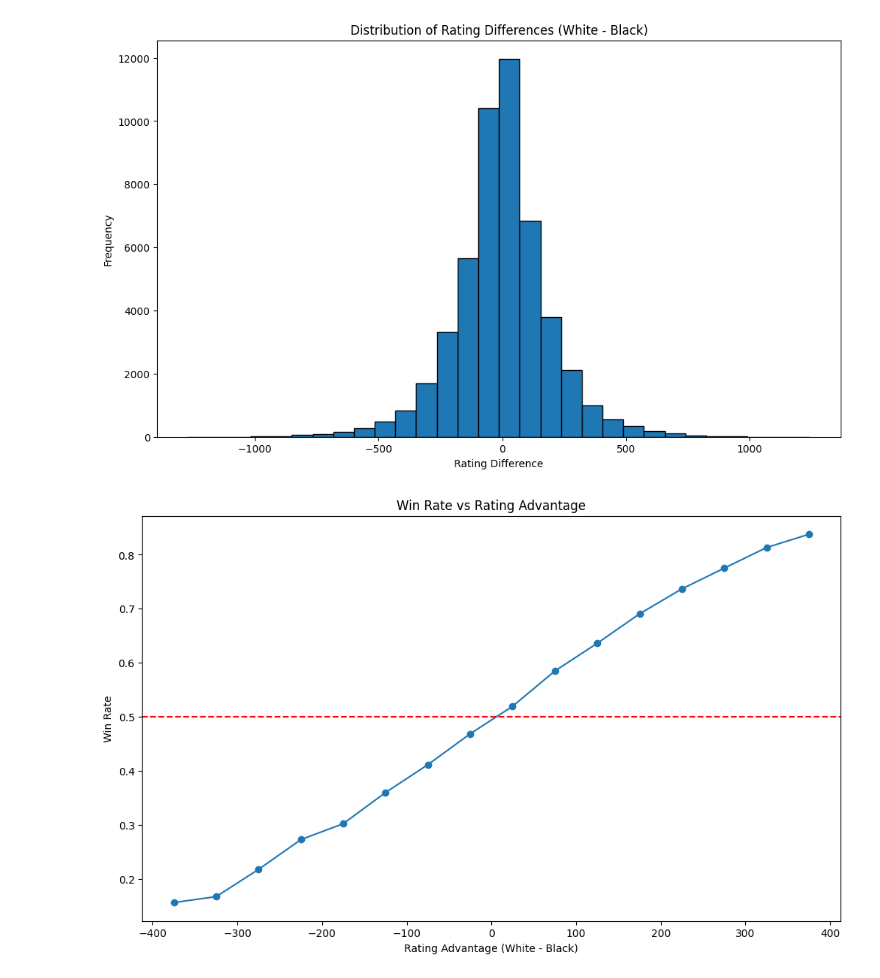
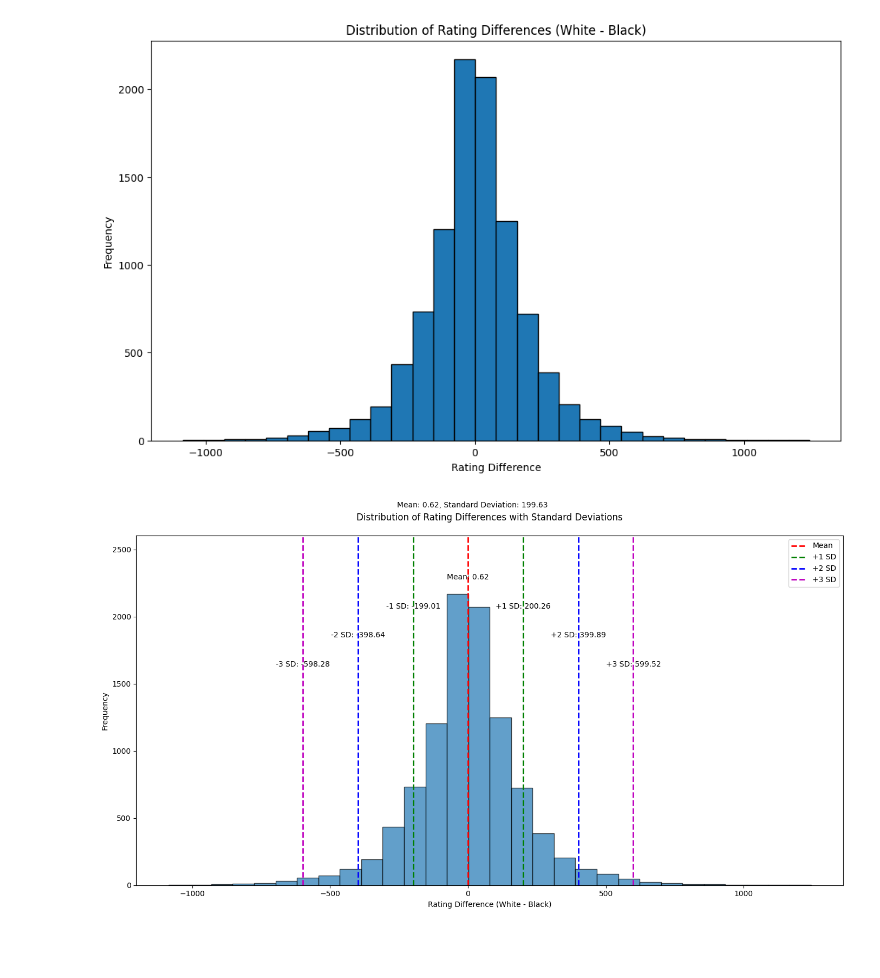
Before and after one commit to avihuxp/FinalAssignmentNeedle-, a Jupyter notebook: Milestone/chess_statistics.ipynb, the cells around one changed output. Cells and saved outputs as stored; diff of their text form; code cells hidden in the pictures; blank space fills up the shorter version.

Commit message:
Add histogram with std and mean to rating difference

```diff
--- a/Milestone/chess_statistics.ipynb
+++ b/Milestone/chess_statistics.ipynb
@@ -86,10 +86,11 @@ def analyze_pgn(pgn_file_path, max_games=None):
 # %%
 # Example usage
 pgn_file_path = "../data/lichess_db_standard_rated_2017-01.pgn/lichess_db_standard_rated_2017-01.pgn"
-game_sts = analyze_pgn(pgn_file_path, 50000)
+game_sts = analyze_pgn(pgn_file_path, 10000)
 # %%
 import matplotlib.pyplot as plt
 import numpy as np
+from scipy import stats
 
 
 def plot_statistics(game_sts):
@@ -138,6 +139,76 @@ def plot_statistics(game_sts):
     plt.title('Distribution of Rating Differences (White - Black)')
     plt.xlabel('Rating Difference')
     plt.ylabel('Frequency')
+    plt.show()
+
+    # 7. Distribution of rating differences with mean and standard deviation lines
+    plt.figure(figsize=(14, 8))
+    rating_diffs = np.array(game_sts['rating_differences'])
+    mean = np.mean(rating_diffs)
+    std = np.std(rating_diffs)
+
+    # Plot histogram
+    counts, bins, _ = plt.hist(rating_diffs, bins=30, edgecolor='black', alpha=0.7)
+
+    # Calculate the y-height for the lines
+    y_height = max(counts)
+
+    # Plot mean and standard deviation lines
+    plt.axvline(mean, color='r', linestyle='dashed', linewidth=2, label='Mean')
+    plt.axvline(mean + std, color='g', linestyle='dashed', linewidth=2, label='+1 SD')
+    plt.axvline(mean - std, color='g', linestyle='dashed', linewidth=2)
+    plt.axvline(mean + 2*std, color='b', linestyle='dashed', linewidth=2, label='+2 SD')
+    plt.axvline(mean - 2*std, color='b', linestyle='dashed', linewidth=2)
+    plt.axvline(mean + 3*std, color='m', linestyle='dashed', linewidth=2, label='+3 SD')
+    plt.axvline(mean - 3*std, color='m', linestyle='dashed', linewidth=2)
+
+    # Add text annotations
+    plt.text(mean, y_height * 1.05, f'Mean: {mean:.2f}', horizontalalignment='center')
+    plt.text(mean + std, y_height * 0.95, f'+1 SD: {mean+std:.2f}', horizontalalignment='center')
+    plt.text(mean - std, y_height * 0.95, f'-1 SD: {mean-std:.2f}', horizontalalignment='center')
+    plt.text(mean + 2*std, y_height * 0.85, f'+2 SD: {mean+2*std:.2f}', horizontalalignment='center')
+    plt.text(mean - 2*std, y_height * 0.85, f'-2 SD: {mean-2*std:.2f}', horizontalalignment='center')
+    plt.text(mean + 3*std, y_height * 0.75, f'+3 SD: {mean+3*std:.2f}', horizontalalignment='center')
+    plt.text(mean - 3*std, y_height * 0.75, f'-3 SD: {mean-3*std:.2f}', horizontalalignment='center')
+
+    plt.title('Distribution of Rating Differences with Standard Deviations', pad=20)
+    plt.xlabel('Rating Difference (White - Black)')
+    plt.ylabel('Frequency')
+    plt.legend()
+
+    # Adjust the plot to make room for annotations
+    plt.ylim(0, y_height * 1.2)
+
+    # Add subtitle below the main title
+    plt.text(0.5, 0.95, f'Mean: {mean:.2f}, Standard Deviation: {std:.2f}',
+             horizontalalignment='center', verticalalignment='center',
+             transform=plt.gcf().transFigure, fontsize=10)
+
+    plt.tight_layout()
+    plt.subplots_adjust(top=0.88)  # Adjust top margin to accommodate subtitle
+    plt.show()
+
+    # 8. Normal probability plot
+    fig, ax = plt.subplots(figsize=(10, 6))
+    (osm, osr), _ = stats.probplot(rating_diffs, dist="norm", plot=ax)
+
+    # Add a legend
+    ax.get_lines()[0].set_label('Sample Quantiles')
+    ax.get_lines()[1].set_label('Theoretical Normal')
+    ax.legend()
+
+    plt.title("Normal Probability Plot of Rating Differences", pad=20)
+    plt.xlabel("Theoretical Quantiles")
+    plt.ylabel("Sample Quantiles")
+
+    # Add subtitle explaining the plot
+    subtitle = ("This plot compares the distribution of rating differences to a normal distribution.\n"
+                "If the points closely follow the diagonal line, the data is approximately normally distributed.")
+    plt.text(0.5, 0.94, subtitle, horizontalalignment='center', verticalalignment='center',
+             transform=plt.gcf().transFigure, fontsize=9, wrap=True)
+
+    plt.tight_layout()
+    plt.subplots_adjust(top=0.85)  # Adjust top margin to accommodate subtitle
     plt.show()
 
     # 7. Win rate vs Rating Advantage
@@ -201,2 +272,2 @@ plot_statistics(game_sts)
-[figure, old version]
+[figure, new version]
-[figure, old version]
+[figure, new version]
```
Also changed, not shown: parts of 1 cell of this notebook.
